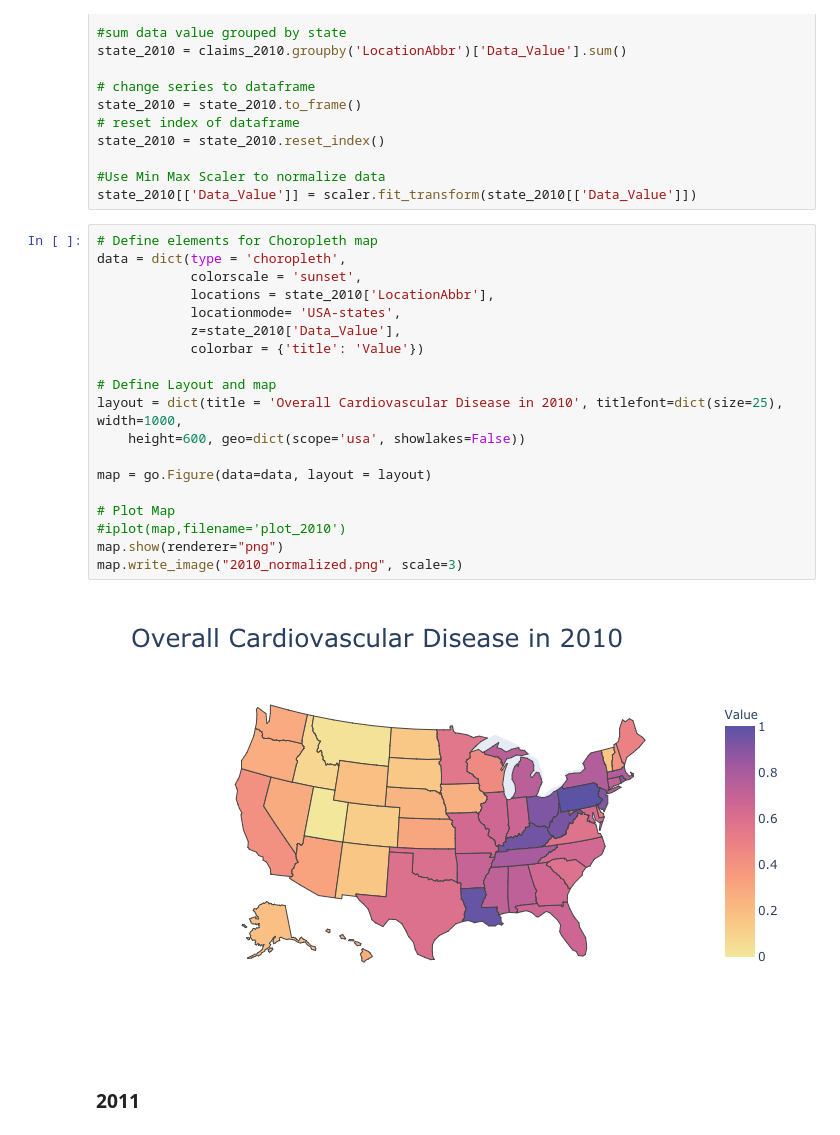
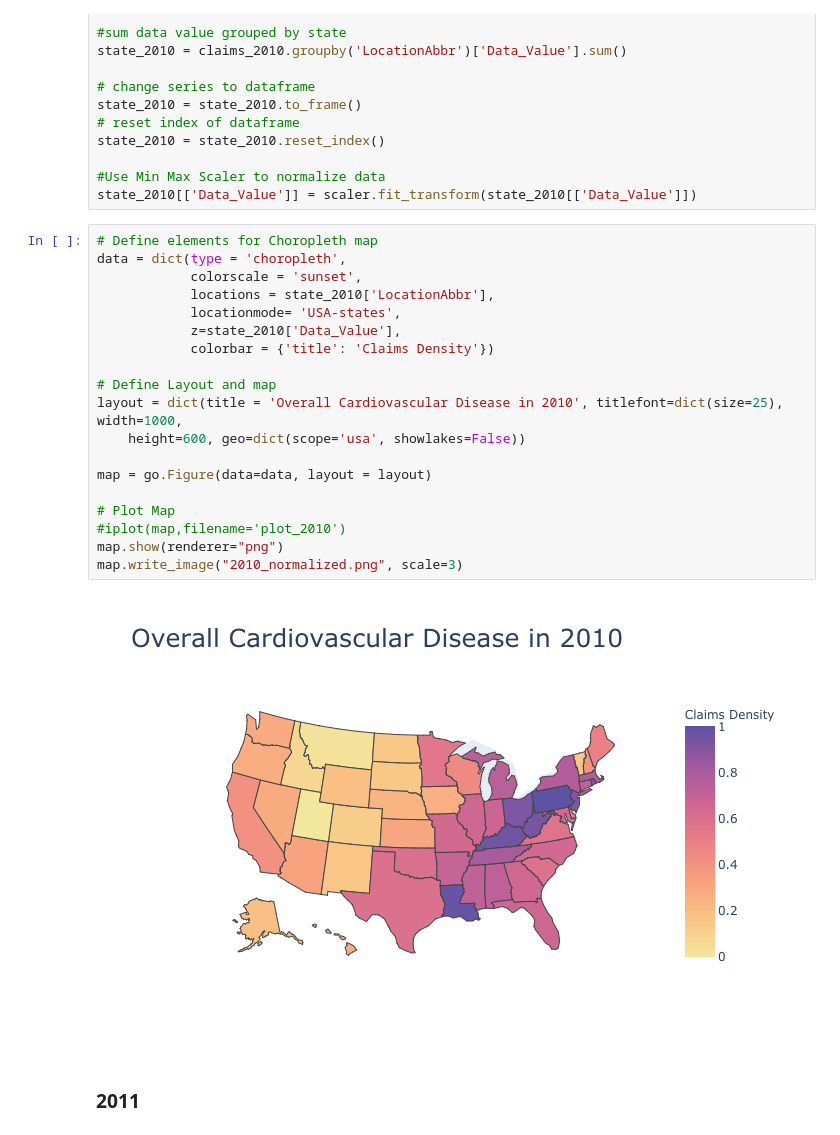
Before and after one commit to jsbernet/capstone_healthcare, a Jupyter notebook: Claims_map_cardiovascular_disease/Claims_maps_2004_2013.ipynb, the cells around one changed output. Saved outputs shown, nothing was run; the diff lists cells and outputs as text.

```diff
--- a/Claims_map_cardiovascular_disease/Claims_maps_2004_2013.ipynb
+++ b/Claims_map_cardiovascular_disease/Claims_maps_2004_2013.ipynb
@@ -378,24 +378,24 @@ state_2010[['Data_Value']] = scaler.fit_transform(state_2010[['Data_Value']])
 # %%
 # Define elements for Choropleth map
 data = dict(type = 'choropleth',
             colorscale = 'sunset',
             locations = state_2010['LocationAbbr'],
             locationmode= 'USA-states',
             z=state_2010['Data_Value'],
-            colorbar = {'title': 'Value'})
+            colorbar = {'title': 'Claims Density'})
 
 # Define Layout and map
 layout = dict(title = 'Overall Cardiovascular Disease in 2010', titlefont=dict(size=25), width=1000,
     height=600, geo=dict(scope='usa', showlakes=False))
 
 map = go.Figure(data=data, layout = layout)
 
 # Plot Map
 #iplot(map,filename='plot_2010')
 map.show(renderer="png")
 map.write_image("2010_normalized.png", scale=3)
 # %% [output]
-[figure, old version]
+[figure, new version]
 # %% [markdown]
 ### 2011
 # %%
```
Also changed, not shown: parts of 10 cells of this notebook.
